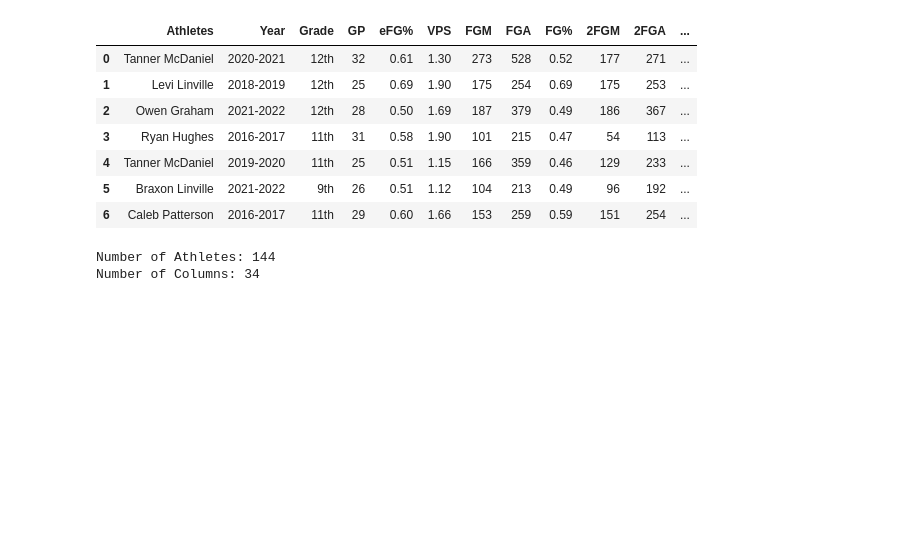
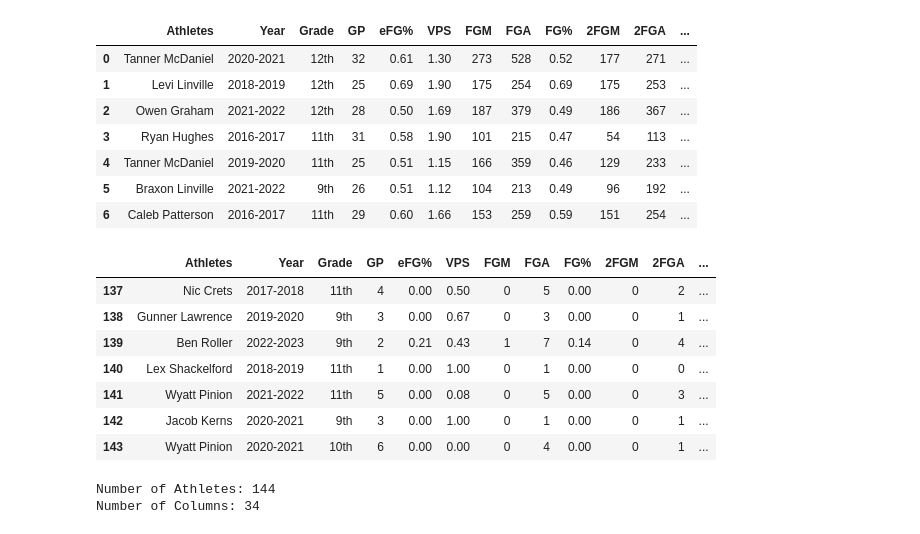
Before and after one commit to WadeBryson/datafun-06-projects, a Jupyter notebook: WadeBryson_Task3_NA_Basketball.ipynb, the cells around one changed output. Cells and saved outputs as stored; diff of their text form; code cells hidden in the pictures; blank space fills up the shorter version.

```diff
--- a/WadeBryson_Task3_NA_Basketball.ipynb
+++ b/WadeBryson_Task3_NA_Basketball.ipynb
@@ -33,6 +35,18 @@ Hudl_Era.head(7)
 | 4 | Tanner McDaniel | 2019-2020 | 11th | 25 | 0.51 | 1.15 | 166 | 359 | 0.46 | 129 | 233 | ... |
 | 5 | Braxon Linville | 2021-2022 | 9th | 26 | 0.51 | 1.12 | 104 | 213 | 0.49 | 96 | 192 | ... |
 | 6 | Caleb Patterson | 2016-2017 | 11th | 29 | 0.60 | 1.66 | 153 | 259 | 0.59 | 151 | 254 | ... |
+# %%
+# Displaying the last 7 rows of the dataset
+Hudl_Era.tail(7)
+# %% [output]
+|  | Athletes | Year | Grade | GP | eFG% | VPS | FGM | FGA | FG% | 2FGM | 2FGA | ... |
+| 137 | Nic Crets | 2017-2018 | 11th | 4 | 0.00 | 0.50 | 0 | 5 | 0.00 | 0 | 2 | ... |
+| 138 | Gunner Lawrence | 2019-2020 | 9th | 3 | 0.00 | 0.67 | 0 | 3 | 0.00 | 0 | 1 | ... |
+| 139 | Ben Roller | 2022-2023 | 9th | 2 | 0.21 | 0.43 | 1 | 7 | 0.14 | 0 | 4 | ... |
+| 140 | Lex Shackelford | 2018-2019 | 11th | 1 | 0.00 | 1.00 | 0 | 1 | 0.00 | 0 | 0 | ... |
+| 141 | Wyatt Pinion | 2021-2022 | 11th | 5 | 0.00 | 0.08 | 0 | 5 | 0.00 | 0 | 3 | ... |
+| 142 | Jacob Kerns | 2020-2021 | 9th | 3 | 0.00 | 1.00 | 0 | 1 | 0.00 | 0 | 1 | ... |
+| 143 | Wyatt Pinion | 2020-2021 | 10th | 6 | 0.00 | 0.00 | 0 | 4 | 0.00 | 0 | 1 | ... |
 # %%
 # Displaying the amount of athletes in the Database (# Rows)
 numb_athletes = len(Hudl_Era)
```
Also changed, not shown: parts of 5 cells of this notebook.
